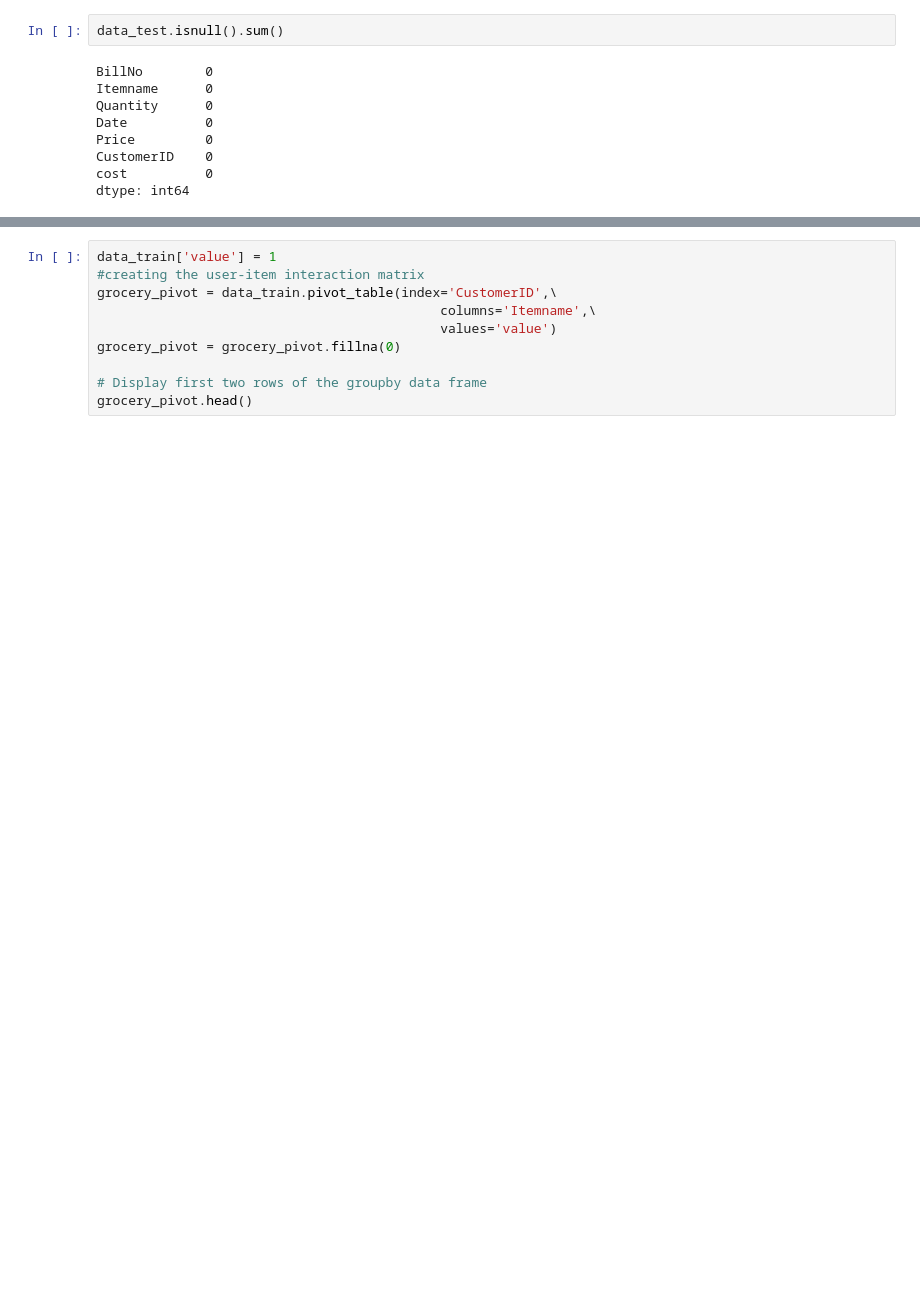
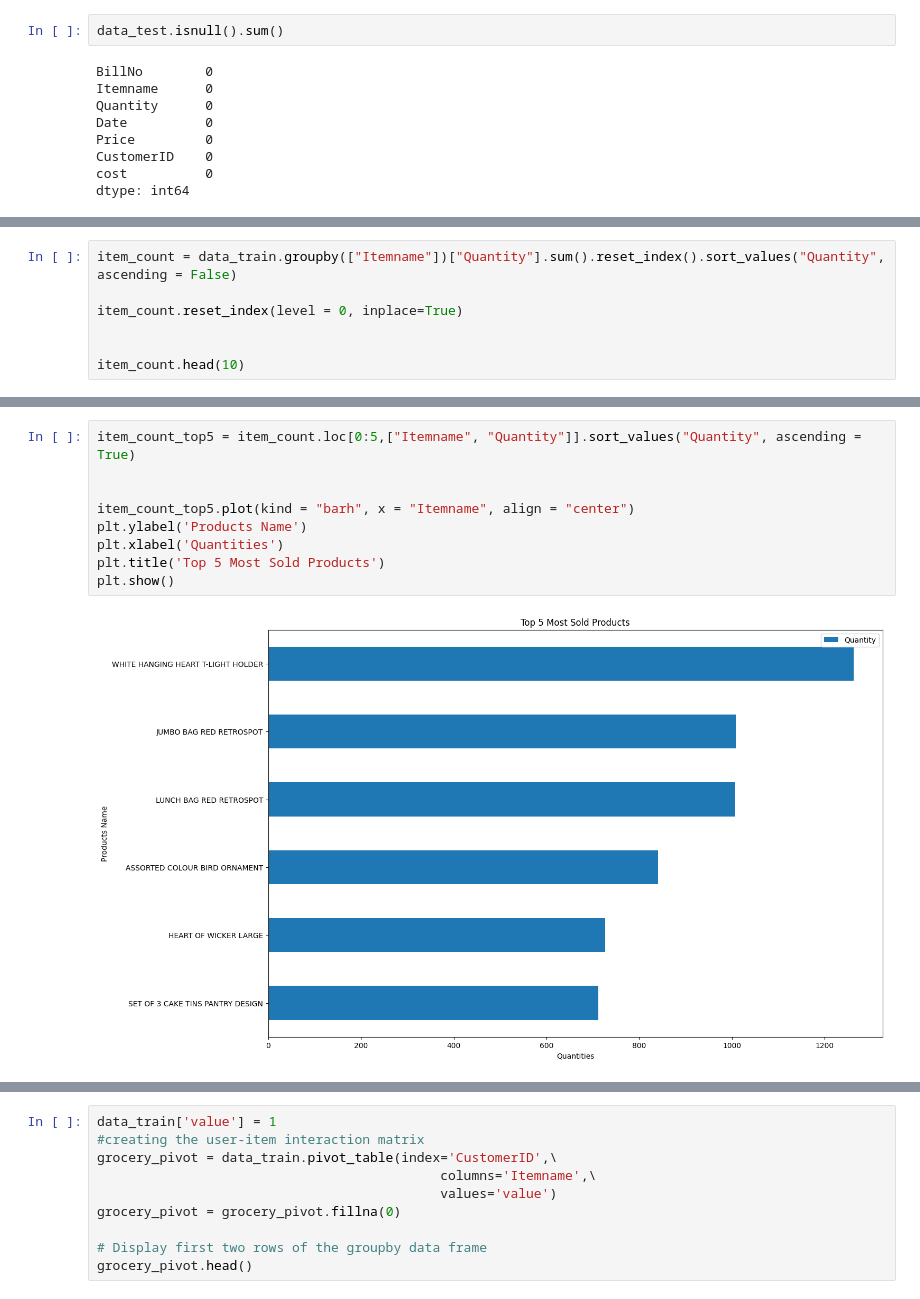
Before and after one commit to KaneZhao/Product_Recommendation, a Jupyter notebook: a1875043_assign2.ipynb, the cells around one changed output, grey strips where cells are left out. Cells and saved outputs as stored; diff of their text form; blank space fills up the shorter version.

```diff
--- a/a1875043_assign2.ipynb
+++ b/a1875043_assign2.ipynb
@@ -308,0 +197,7 @@ One Hot Encoding
+# %%
+item_count = data_train.groupby(["Itemname"])["Quantity"].sum().reset_index().sort_values("Quantity", ascending = False)
+
+item_count.reset_index(level = 0, inplace=True)
+
+
+item_count.head(10)
@@ -308,0 +216,11 @@ One Hot Encoding
+# %%
+item_count_top5 = item_count.loc[0:5,["Itemname", "Quantity"]].sort_values("Quantity", ascending = True)
+
+
+item_count_top5.plot(kind = "barh", x = "Itemname", align = "center")
+plt.ylabel('Products Name')
+plt.xlabel('Quantities')
+plt.title('Top 5 Most Sold Products')
+plt.show()
+# %% [output]
+[figure, added]
```
Also changed, not shown: parts of 78 cells of this notebook.
